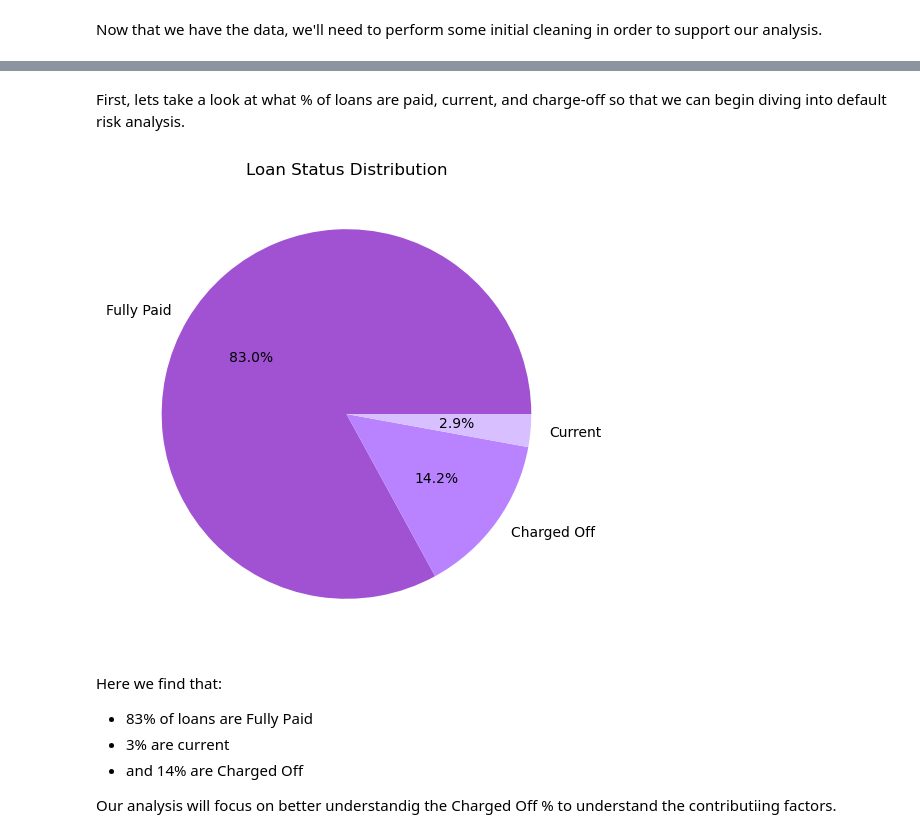
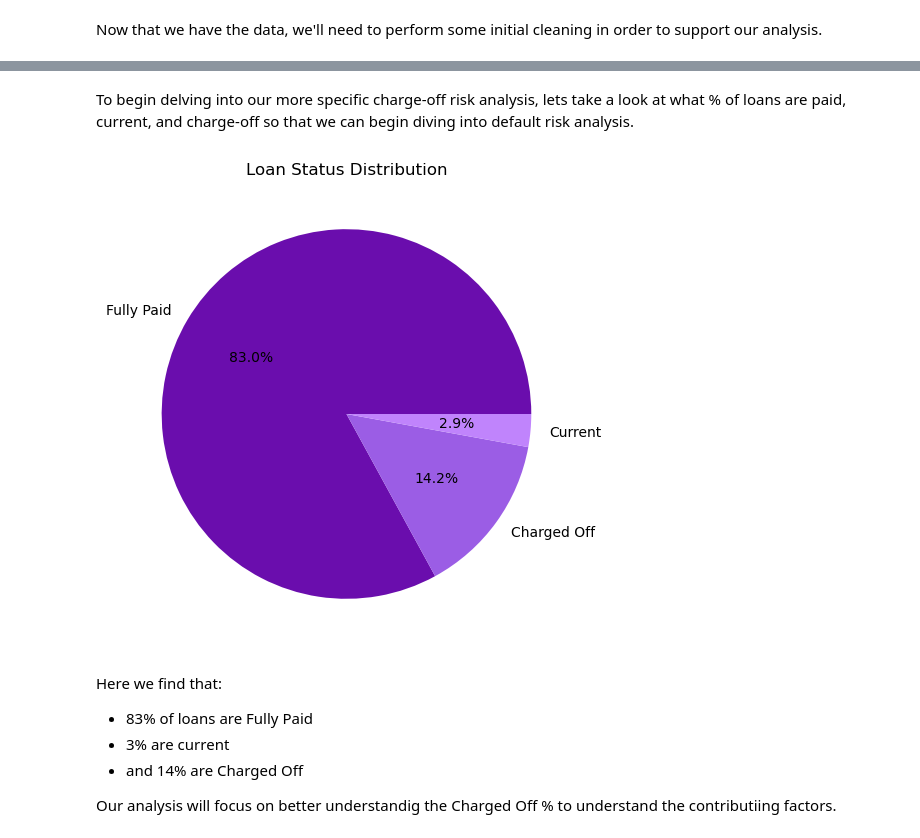
Before and after one commit to WolfeTyler/Lending-Club-Case-Study, a Jupyter notebook: Group_Facilitator_TylerWolfe.ipynb, the cells around one changed output, grey strips where cells are left out. Saved outputs shown, nothing was run; the diff lists cells and outputs as text; code cells hidden in the pictures.

```diff
--- a/Group_Facilitator_TylerWolfe.ipynb
+++ b/Group_Facilitator_TylerWolfe.ipynb
@@ -42,18 +68,18 @@ df['emp_length'] = df['emp_length'].str.extract('(\d+)', expand=False)
 # %% [markdown]
-First, lets take a look at what % of loans are paid, current, and charge-off so that we can begin diving into default risk analysis.
+To begin delving into our more specific charge-off risk analysis, lets take a look at what % of loans are paid, current, and charge-off so that we can begin diving into default risk analysis.
 # %%
 #Counts for each Loan Status
 mode_counts = df['loan_status'].value_counts()
 
-purple_colors = ['#A052D3', '#B983FF', '#D8BFFF', '#EBD8FF']
+purple_colors = ['#6A0DAD', '#9B5DE5', '#C084FC', '#E0AAFF']
 
 #Pie chart of Loan Status
 plt.figure(figsize=(6, 6))
 plt.pie(mode_counts, labels=mode_counts.index, autopct='%1.1f%%', colors=purple_colors)
 plt.title('Loan Status Distribution')
 plt.show()
 # %% [output]
-[figure, old version]
+[figure, new version]
 # %% [markdown]
 Here we find that:
 - 83% of loans are Fully Paid
```
Also changed, not shown: parts of 6 cells of this notebook.
